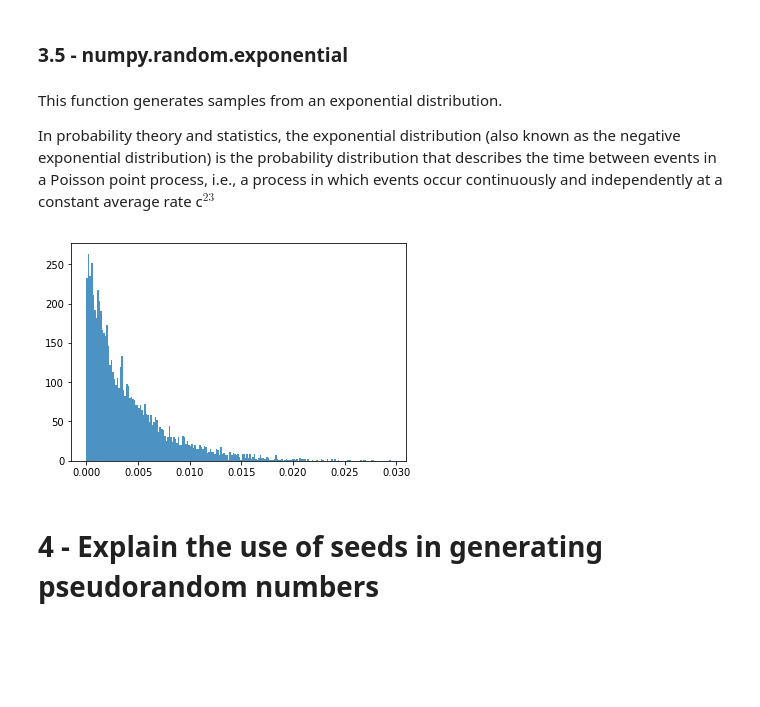
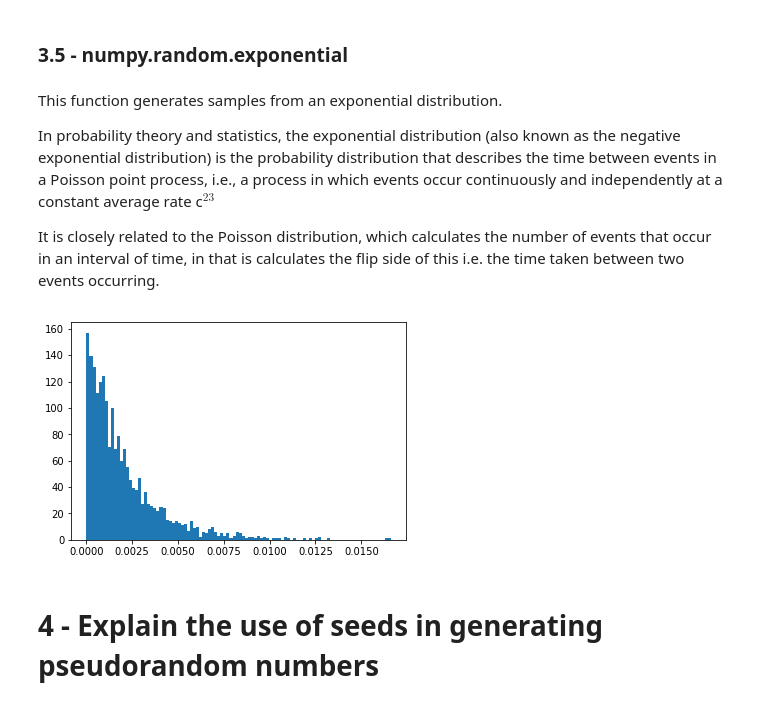
Before and after one commit to davidobrien1/practical-assignments, a Jupyter notebook: numpy-random.ipynb, the cells around one changed output. Saved outputs shown, nothing was run; the diff lists cells and outputs as text; code cells hidden in the pictures; blank space fills up the shorter version.

Commit message:
added information to the exponential distribution

```diff
--- a/numpy-random.ipynb
+++ b/numpy-random.ipynb
@@ -244,12 +244,17 @@ plt.show()
 This function generates samples from an exponential distribution.
 
 In probability theory and statistics, the exponential distribution (also known as the negative exponential distribution) is the probability distribution that describes the time between events in a Poisson point process, i.e., a process in which events occur continuously and independently at a constant average rate c$^{23}$
+
+It is closely related to the Poisson distribution, which calculates the number of events that occur in an interval of time,
+in that is calculates the flip side of this i.e. the time taken between two events occurring.
-# %%
-z = np.random.exponential(1/250, 5000)
-plt.hist(z, normed=True, bins=200,lw=0,alpha=.8)
-plt.show()
-# %% [output]
-[figure, removed]
+# %%
+beta = 1/500 # input parameter is 1 over lambda which is the scale
+z = np.random.exponential(beta, 2000) # generate random numbers from the exponential distribution
+
+plt.hist(z, bins=100) # plot histogram of data
+plt.show() # show histogram
+# %% [output]
+[figure, added]
 # %% [markdown]
 # 4 - Explain the use of seeds in generating pseudorandom numbers
 # %% [markdown]
```
Also changed, not shown: parts of 17 cells of this notebook, 1 other file.
